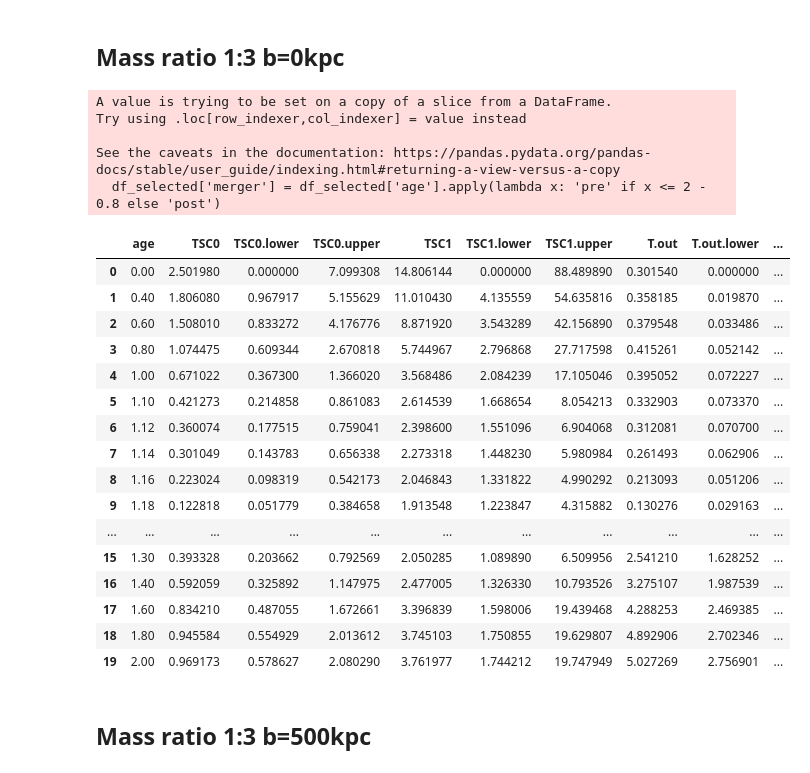
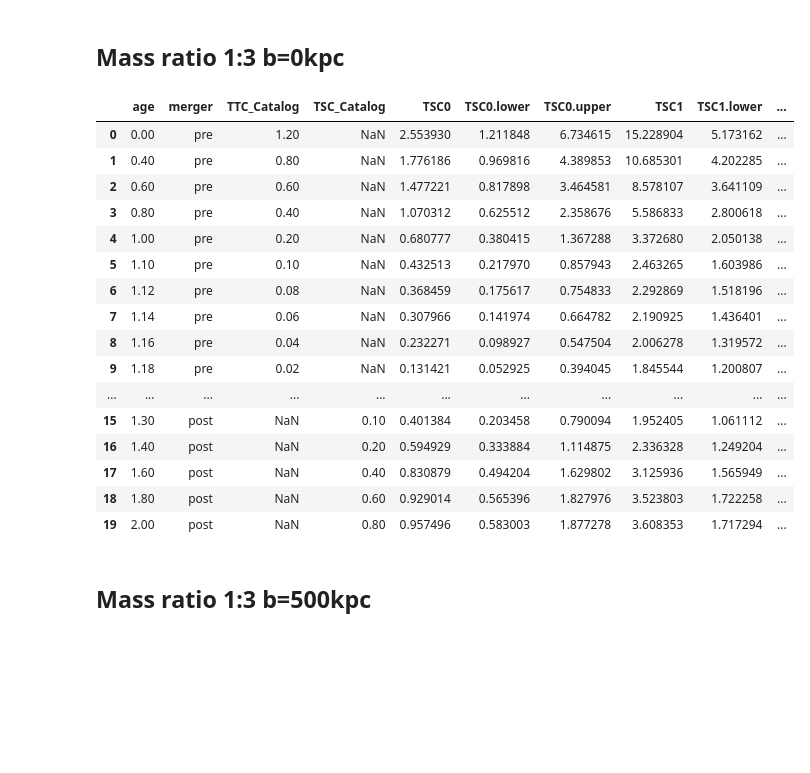
Before and after one commit to ryusei172525/SSP2024_GalaxyClusters, a Jupyter notebook: analysis1.ipynb, the cells around one changed output. Saved outputs shown, nothing was run; the diff lists cells and outputs as text; code cells hidden in the pictures; blank space fills up the shorter version.

```diff
--- a/analysis1.ipynb
+++ b/analysis1.ipynb
@@ -128,43 +108,36 @@ See the caveats in the documentation: https://pandas.pydata.org/pandas-docs/stab
 # %%
 import pandas as pd
 
 # ファイルパス
 filename = '../output/zh_1to3_b0_z_MCMAC.txt'
 
 # テキストファイルをデータフレームとして読み込む
 df = pd.read_csv(filename, sep='\t')
-df_selected = df[['age', 'TSC0', 'TSC0.lower',
+
+df_selected = df[['age','merger', 'TTC_Catalog', 'TSC_Catalog', 'TSC0', 'TSC0.lower',
        'TSC0.upper', 'TSC1', 'TSC1.lower', 'TSC1.upper', 'T.out',
        'T.out.lower', 'T.out.upper' ]]
 
 
-# add "merger" row depends on (1st apocentric time - TSC at that time)
-df_selected['merger'] = df_selected['age'].apply(lambda x: 'pre' if x <= 2 - 0.8 else 'post')
-
 display(df_selected)
 # %% [output]
-A value is trying to be set on a copy of a slice from a DataFrame.
-Try using .loc[row_indexer,col_indexer] = value instead
-
-See the caveats in the documentation: https://pandas.pydata.org/pandas-docs/stable/user_guide/indexing.html#returning-a-view-versus-a-copy
-  df_selected['merger'] = df_selected['age'].apply(lambda x: 'pre' if x <= 2 - 0.8 else 'post')
-|  | age | TSC0 | TSC0.lower | TSC0.upper | TSC1 | TSC1.lower | TSC1.upper | T.out | T.out.lower | ... |
-| 0 | 0.00 | 2.501980 | 0.000000 | 7.099308 | 14.806144 | 0.000000 | 88.489890 | 0.301540 | 0.000000 | ... |
-| 1 | 0.40 | 1.806080 | 0.967917 | 5.155629 | 11.010430 | 4.135559 | 54.635816 | 0.358185 | 0.019870 | ... |
-| 2 | 0.60 | 1.508010 | 0.833272 | 4.176776 | 8.871920 | 3.543289 | 42.156890 | 0.379548 | 0.033486 | ... |
-| 3 | 0.80 | 1.074475 | 0.609344 | 2.670818 | 5.744967 | 2.796868 | 27.717598 | 0.415261 | 0.052142 | ... |
-| 4 | 1.00 | 0.671022 | 0.367300 | 1.366020 | 3.568486 | 2.084239 | 17.105046 | 0.395052 | 0.072227 | ... |
-| 5 | 1.10 | 0.421273 | 0.214858 | 0.861083 | 2.614539 | 1.668654 | 8.054213 | 0.332903 | 0.073370 | ... |
-| 6 | 1.12 | 0.360074 | 0.177515 | 0.759041 | 2.398600 | 1.551096 | 6.904068 | 0.312081 | 0.070700 | ... |
-| 7 | 1.14 | 0.301049 | 0.143783 | 0.656338 | 2.273318 | 1.448230 | 5.980984 | 0.261493 | 0.062906 | ... |
-| 8 | 1.16 | 0.223024 | 0.098319 | 0.542173 | 2.046843 | 1.331822 | 4.990292 | 0.213093 | 0.051206 | ... |
-| 9 | 1.18 | 0.122818 | 0.051779 | 0.384658 | 1.913548 | 1.223847 | 4.315882 | 0.130276 | 0.029163 | ... |
+|  | age | merger | TTC_Catalog | TSC_Catalog | TSC0 | TSC0.lower | TSC0.upper | TSC1 | TSC1.lower | ... |
+| 0 | 0.00 | pre | 1.20 | NaN | 2.553930 | 1.211848 | 6.734615 | 15.228904 | 5.173162 | ... |
+| 1 | 0.40 | pre | 0.80 | NaN | 1.776186 | 0.969816 | 4.389853 | 10.685301 | 4.202285 | ... |
+| 2 | 0.60 | pre | 0.60 | NaN | 1.477221 | 0.817898 | 3.464581 | 8.578107 | 3.641109 | ... |
+| 3 | 0.80 | pre | 0.40 | NaN | 1.070312 | 0.625512 | 2.358676 | 5.586833 | 2.800618 | ... |
+| 4 | 1.00 | pre | 0.20 | NaN | 0.680777 | 0.380415 | 1.367288 | 3.372680 | 2.050138 | ... |
+| 5 | 1.10 | pre | 0.10 | NaN | 0.432513 | 0.217970 | 0.857943 | 2.463265 | 1.603986 | ... |
+| 6 | 1.12 | pre | 0.08 | NaN | 0.368459 | 0.175617 | 0.754833 | 2.292869 | 1.518196 | ... |
+| 7 | 1.14 | pre | 0.06 | NaN | 0.307966 | 0.141974 | 0.664782 | 2.190925 | 1.436401 | ... |
+| 8 | 1.16 | pre | 0.04 | NaN | 0.232271 | 0.098927 | 0.547504 | 2.006278 | 1.319572 | ... |
+| 9 | 1.18 | pre | 0.02 | NaN | 0.131421 | 0.052925 | 0.394045 | 1.845544 | 1.200807 | ... |
 | ... | ... | ... | ... | ... | ... | ... | ... | ... | ... | ... |
-| 15 | 1.30 | 0.393328 | 0.203662 | 0.792569 | 2.050285 | 1.089890 | 6.509956 | 2.541210 | 1.628252 | ... |
-| 16 | 1.40 | 0.592059 | 0.325892 | 1.147975 | 2.477005 | 1.326330 | 10.793526 | 3.275107 | 1.987539 | ... |
-| 17 | 1.60 | 0.834210 | 0.487055 | 1.672661 | 3.396839 | 1.598006 | 19.439468 | 4.288253 | 2.469385 | ... |
-| 18 | 1.80 | 0.945584 | 0.554929 | 2.013612 | 3.745103 | 1.750855 | 19.629807 | 4.892906 | 2.702346 | ... |
-| 19 | 2.00 | 0.969173 | 0.578627 | 2.080290 | 3.761977 | 1.744212 | 19.747949 | 5.027269 | 2.756901 | ... |
+| 15 | 1.30 | post | NaN | 0.10 | 0.401384 | 0.203458 | 0.790094 | 1.952405 | 1.061112 | ... |
+| 16 | 1.40 | post | NaN | 0.20 | 0.594929 | 0.333884 | 1.114875 | 2.336328 | 1.249204 | ... |
+| 17 | 1.60 | post | NaN | 0.40 | 0.830879 | 0.494204 | 1.629802 | 3.125936 | 1.565949 | ... |
+| 18 | 1.80 | post | NaN | 0.60 | 0.929014 | 0.565396 | 1.827976 | 3.523803 | 1.722258 | ... |
+| 19 | 2.00 | post | NaN | 0.80 | 0.957496 | 0.583003 | 1.877278 | 3.608353 | 1.717294 | ... |
 # %% [markdown]
 ## Mass ratio 1:3 b=500kpc
 # %%
```
Also changed, not shown: parts of 8 cells of this notebook, 1 other file.
